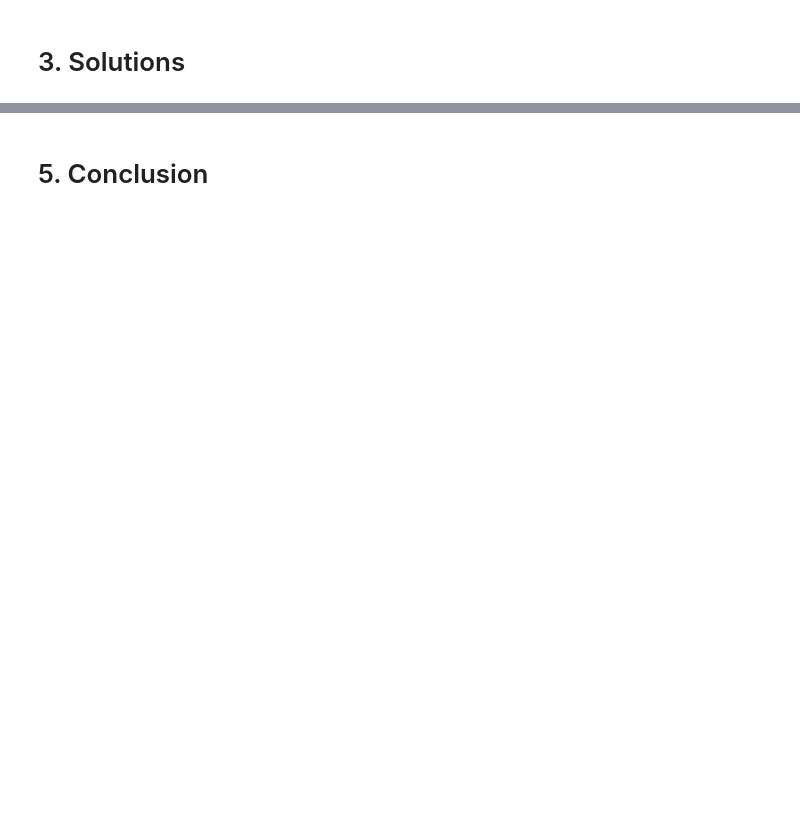
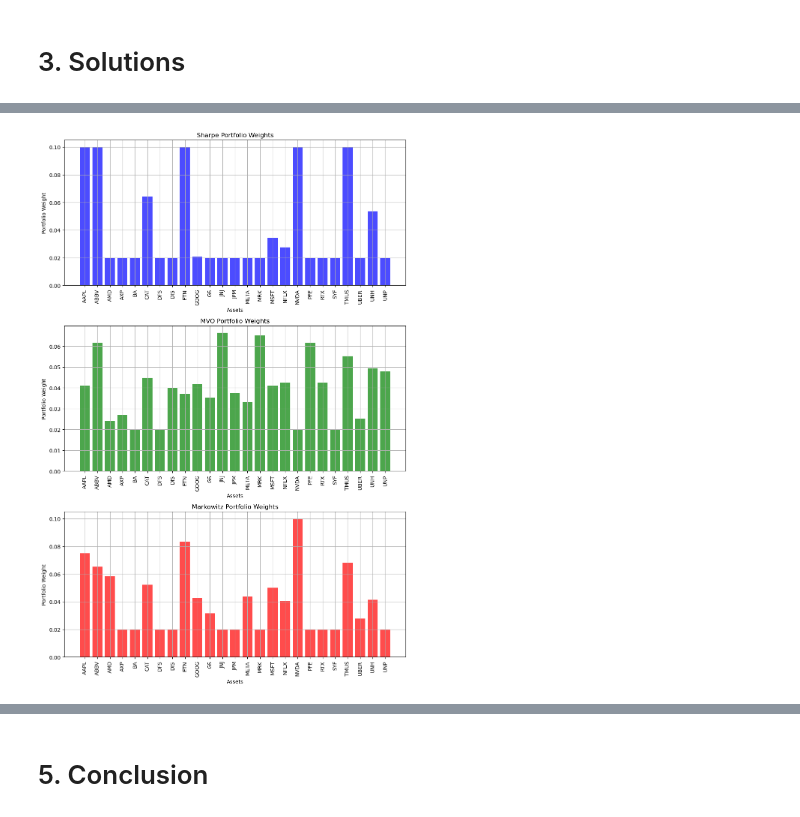
Before and after one commit to VPhilavong/Portfolio-Optimization-Julia, a Jupyter notebook: Project_Portfolio_Optimization.ipynb, the cells around one changed output, grey strips where cells are left out. Saved outputs shown, nothing was run; the diff lists cells and outputs as text; code cells hidden in the pictures; blank space fills up the shorter version.

```diff
--- a/Project_Portfolio_Optimization.ipynb
+++ b/Project_Portfolio_Optimization.ipynb
@@ -510,23 +391,2 @@ Maximum Sharpe Ratio: 1.7603
 # %% [markdown]
 # 3. Solutions
-# %%
-# Calculate total weight for each sector
-sector_weights = Dict()
-for (i, sector) in enumerate(final_df.StockSector)
-    weight = value.(x)[i]
-    # Ensure weights are non-negative and handle very small numbers
-    weight = max(0, weight)
-    if weight > 1e-10  # Only add if weight is significant
-        sector_weights[sector] = get(sector_weights, sector, 0) + weight
-    end
-end
-
-println("Sector weights: ", sector_weights)
-println("Total weight: ", sum(values(sector_weights)))
-
-figure(figsize=(10, 8))
-pie(collect(values(sector_weights)),
-    labels=collect(keys(sector_weights)),
-    autopct="%1.1f%%")
-title("Portfolio Sector Distribution")
-savefig("sector_allocation.png")
@@ -537 +580,24 @@ Total weight: 1.0
+# %%
+figure(figsize=(10, 15))  # Adjust the figure size for a vertical layout
+
+# Colors for different portfolios
+portfolio_names = collect(keys(portfolio_results))
+colors = ["blue", "green", "red"]  # Ensure the number of colors matches the number of portfolios
+
+# Plotting the weights for each portfolio
+for (i, portfolio_name) in enumerate(portfolio_names)
+    subplot(length(portfolio_results), 1, i)  # Change to vertical layout
+    portfolio_weights = portfolio_results[portfolio_name][:weights]
+    bar(1:n_assets, portfolio_weights, color=colors[i], alpha=0.7)
+    xticks(1:n_assets, asset_names, rotation=90)
+    xlabel("Assets")
+    ylabel("Portfolio Weight")
+    title("$portfolio_name Portfolio Weights")
+    grid(true)
+    tight_layout()
+end
+
+show()
+# %% [output]
+[figure, added]
 # %%
```
Also changed, not shown: parts of 40 cells of this notebook, 6 other files.
